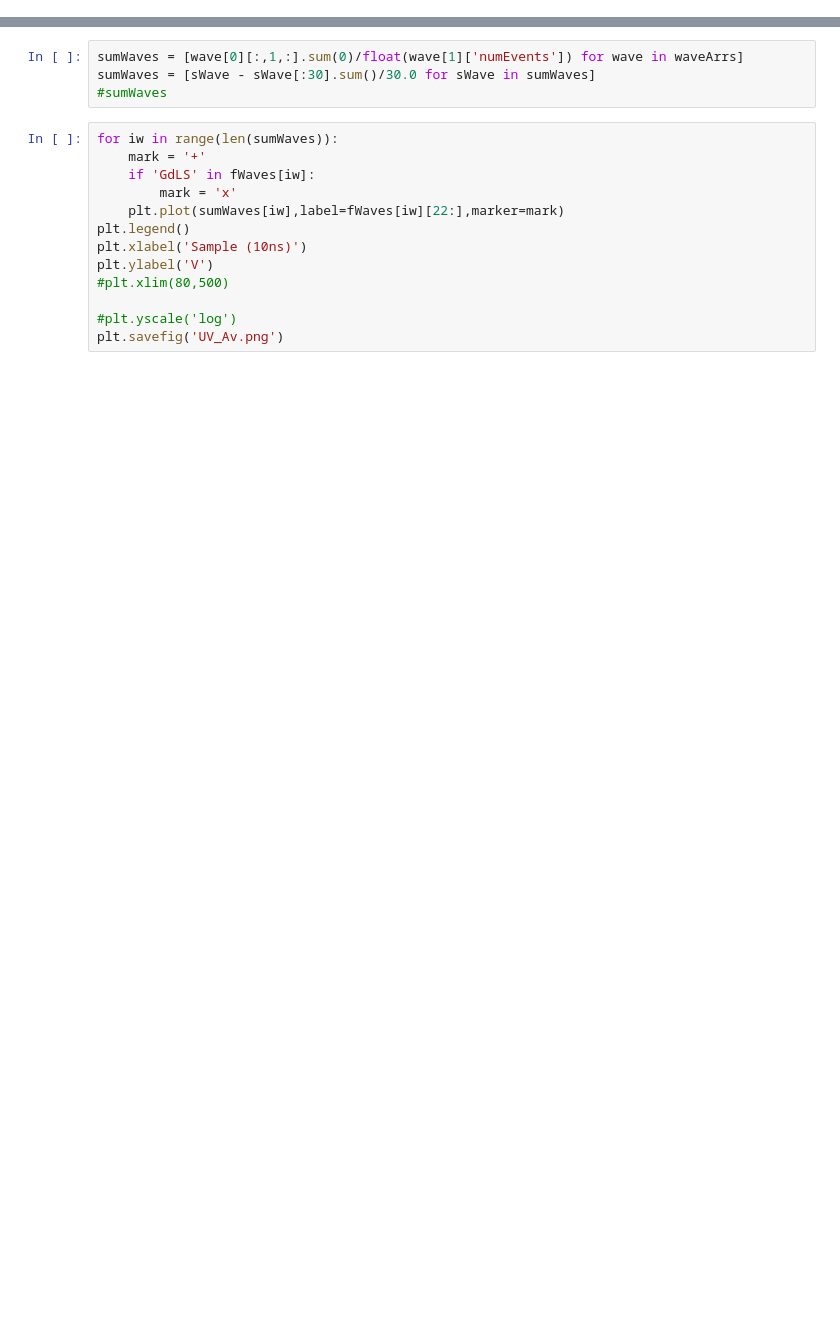
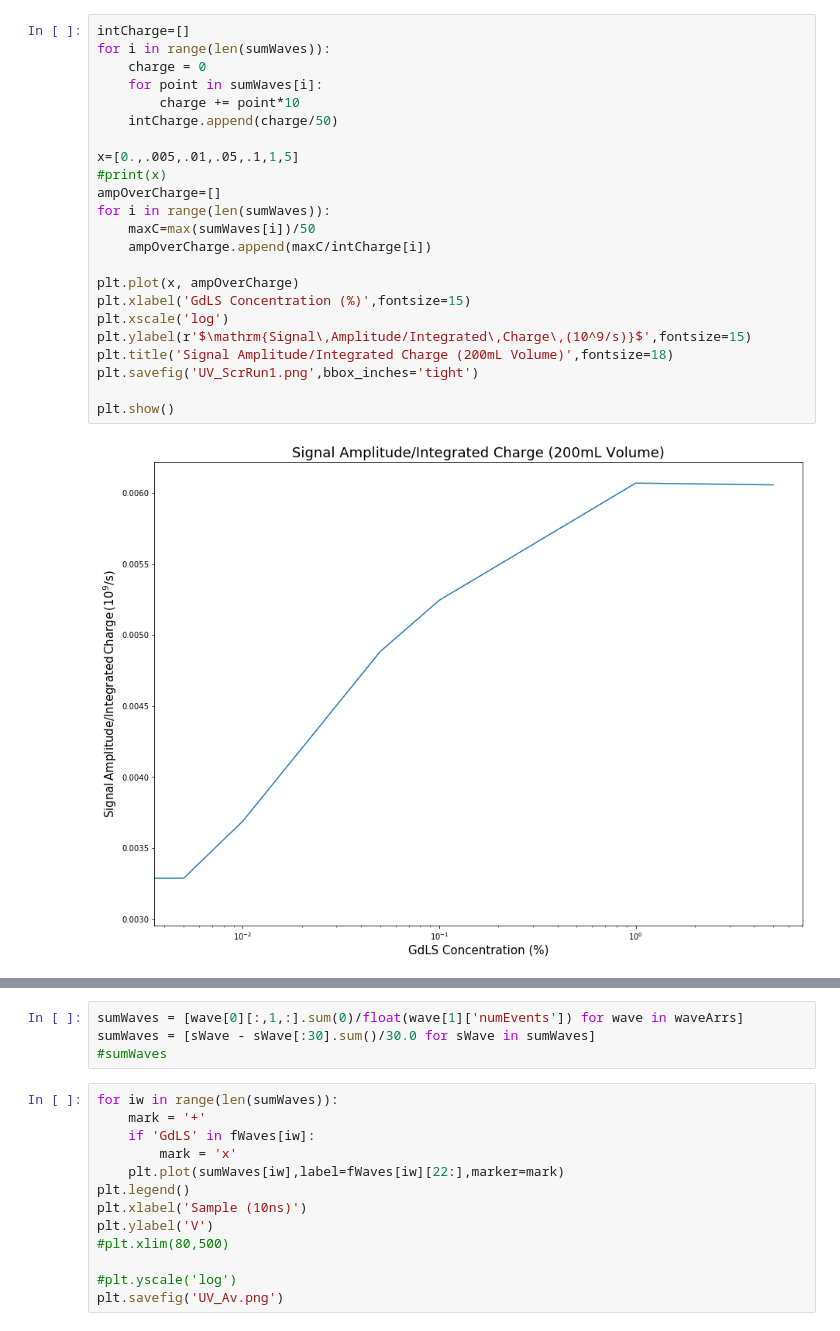
Before and after one commit to PenningLab/DDC10Ana, a Jupyter notebook: Untitled.ipynb, the cells around one changed output, grey strips where cells are left out. Drawn from its saved outputs; the diff is of its cells as text; blank space fills up the shorter version.

```diff
--- a/Untitled.ipynb
+++ b/Untitled.ipynb
@@ -25,0 +51,25 @@ fWaves,wDir[22:].split('/')
+# %%
+intCharge=[]
+for i in range(len(sumWaves)):
+    charge = 0
+    for point in sumWaves[i]:
+        charge += point*10
+    intCharge.append(charge/50)
+
+x=[0.,.005,.01,.05,.1,1,5]
+#print(x)
+ampOverCharge=[]
+for i in range(len(sumWaves)):
+    maxC=max(sumWaves[i])/50
+    ampOverCharge.append(maxC/intCharge[i])
+
+plt.plot(x, ampOverCharge)
+plt.xlabel('GdLS Concentration (%)',fontsize=15)
+plt.xscale('log')
+plt.ylabel(r'$\mathrm{Signal\,Amplitude/Integrated\,Charge\,(10^9/s)}$',fontsize=15)
+plt.title('Signal Amplitude/Integrated Charge (200mL Volume)',fontsize=18)
+plt.savefig('UV_ScrRun1.png',bbox_inches='tight')
+
+plt.show()
+# %% [output]
+[figure, added]
```
Also changed, not shown: parts of 22 cells of this notebook, 7 other files.
